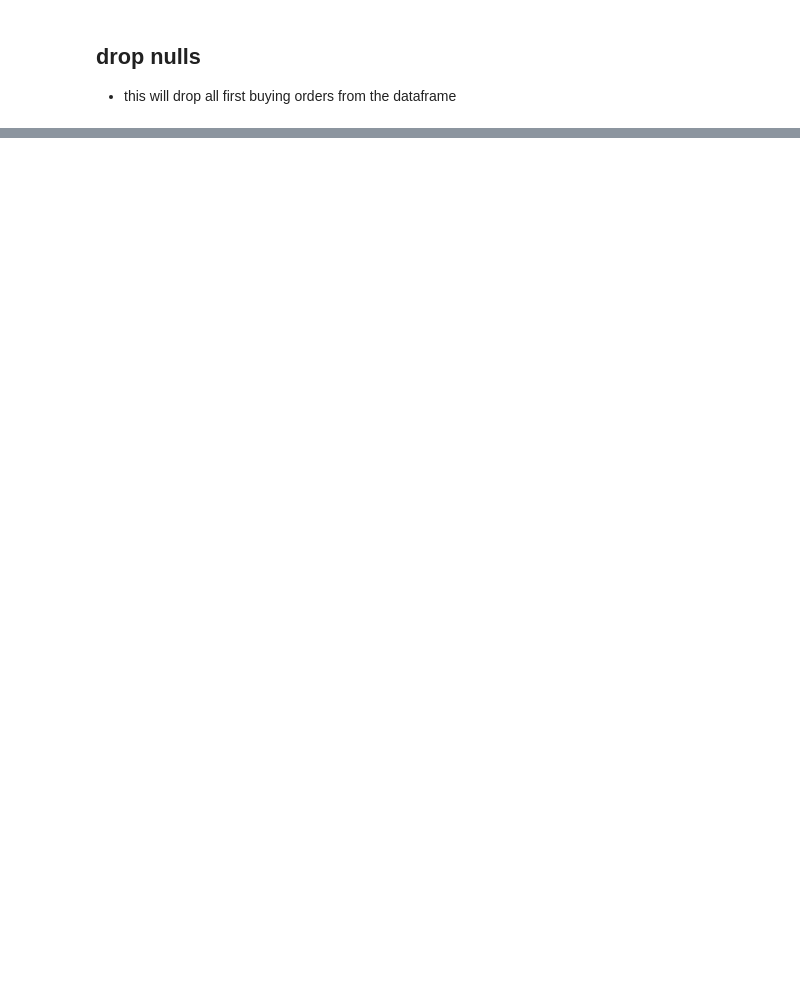
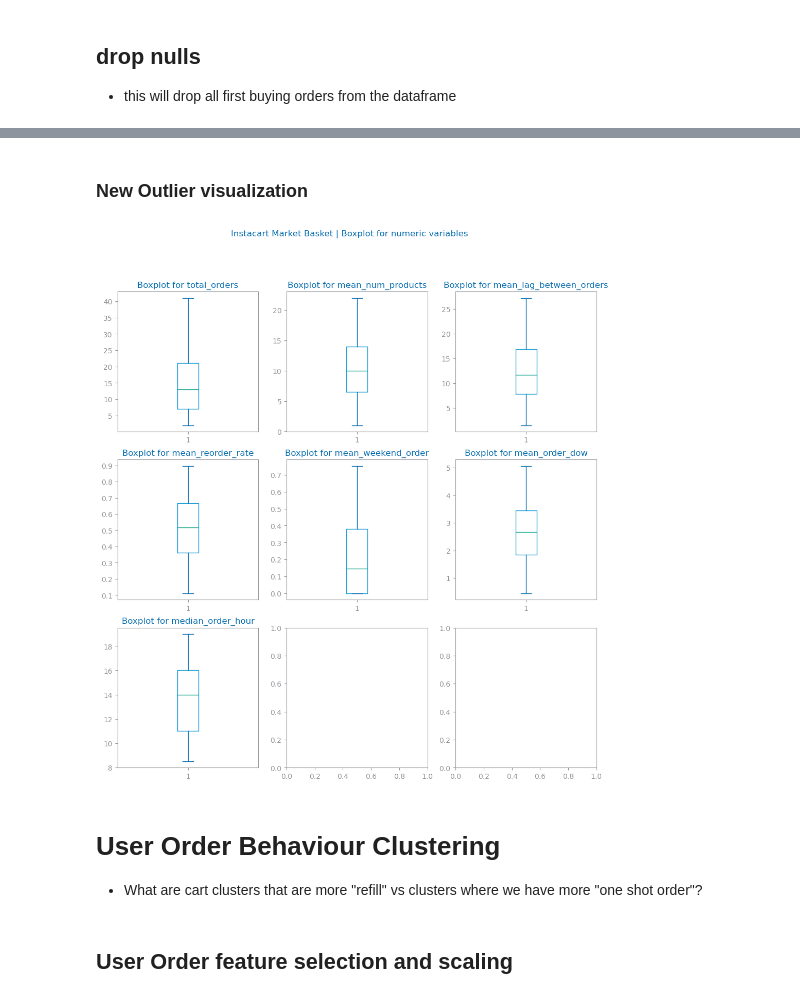
Before and after one commit to jvanalytics/ist_dash_2024_rec, a Jupyter notebook: non_supervised_analysis/notebooks/dataset_3/2_instacart_clustering.ipynb, the cells around one changed output, grey strips where cells are left out. Saved outputs shown, nothing was run; the diff lists cells and outputs as text; code cells hidden in the pictures; blank space fills up the shorter version.

```diff
--- a/non_supervised_analysis/notebooks/dataset_3/2_instacart_clustering.ipynb
+++ b/non_supervised_analysis/notebooks/dataset_3/2_instacart_clustering.ipynb
@@ -408,0 +186,18 @@ reorder_y_pred_kmeans = reorder_kmeans.fit_predict(reorder_numeric_features_scal
+# %%
+
+def drop_numeric_outliers(df, summary, numeric_vars, factor=1.5):
+	for var in numeric_vars:
+		if var in summary.columns:
+			std = summary[var]['std']
+			mean = summary[var]['mean']
+			lower_bound = mean - factor * std
+			upper_bound = mean + factor * std
+			df = df[(df[var] >= lower_bound) & (df[var] <= upper_bound)]
+	return df
+
+
+numeric_vars = variable_types["numeric"]
+users_df=drop_numeric_outliers(users_df, summary5, numeric_vars)
+
+
+users_df
@@ -408,0 +218,38 @@ reorder_y_pred_kmeans = reorder_kmeans.fit_predict(reorder_numeric_features_scal
+# %% [markdown]
+### New Outlier visualization
+# %%
+from numpy import ndarray
+from matplotlib.figure import Figure
+from matplotlib.pyplot import savefig, show, subplots
+from dslabs_functions import define_grid, HEIGHT
+
+if [] != numeric_vars:
+    rows: int
+    cols: int
+    rows, cols = define_grid(len(numeric_vars))
+    fig: Figure
+    axs: ndarray
+    title: f'{file_tag} Boxplot for numeric variables'
+    fig, axs = subplots(
+        rows, cols, figsize=(cols * HEIGHT, rows * HEIGHT), squeeze=False
+    )
+
+    fig.suptitle(f'{file_tag} | Boxplot for numeric variables')
+
+
+    i, j = 0, 0
+    for n in range(len(numeric_vars)):
+        axs[i, j].set_title("Boxplot for %s" % numeric_vars[n])
+        axs[i, j].boxplot(users_df[numeric_vars[n]].dropna().values)
+        i, j = (i + 1, 0) if (n + 1) % cols == 0 else (i, j + 1)
+    savefig(f"images/{file_tag}_single_boxplots.png")
+    show()
+else:
+    print("There are no numeric variables.")
+# %% [output]
+[figure, added]
+# %% [markdown]
+# User Order Behaviour Clustering
+- What are cart clusters that are more "refill" vs clusters where we have more "one shot order"?
+# %% [markdown]
+## User Order feature selection and scaling
```
Also changed, not shown: parts of 76 cells of this notebook, 3 other files.
